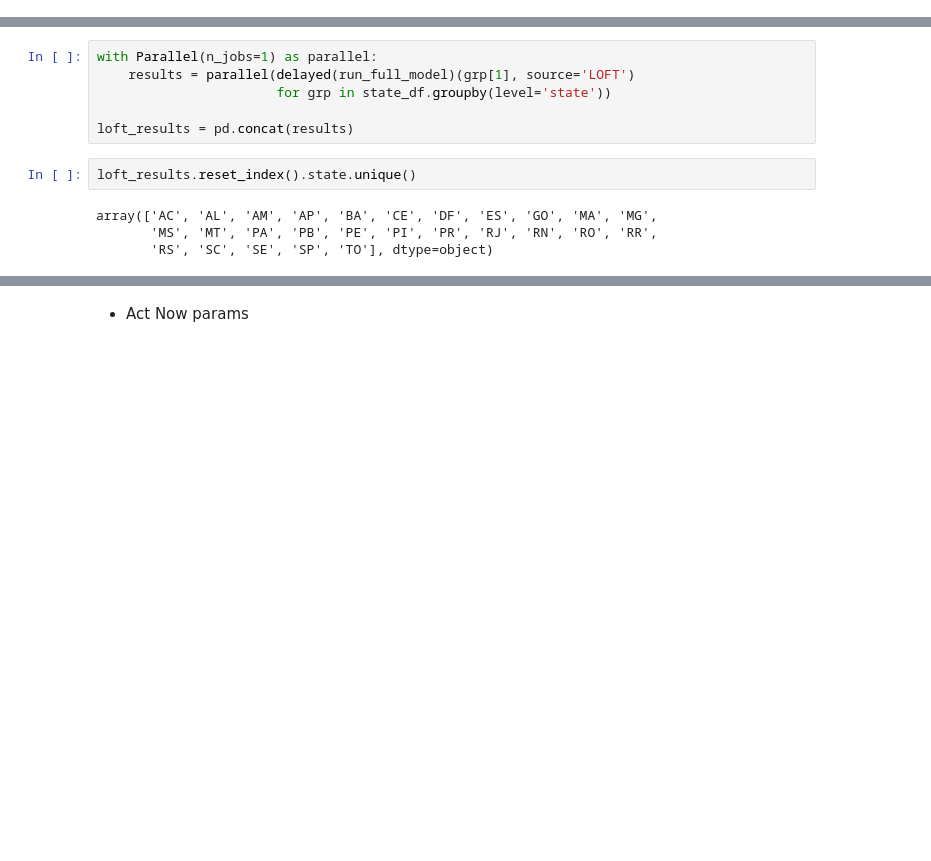
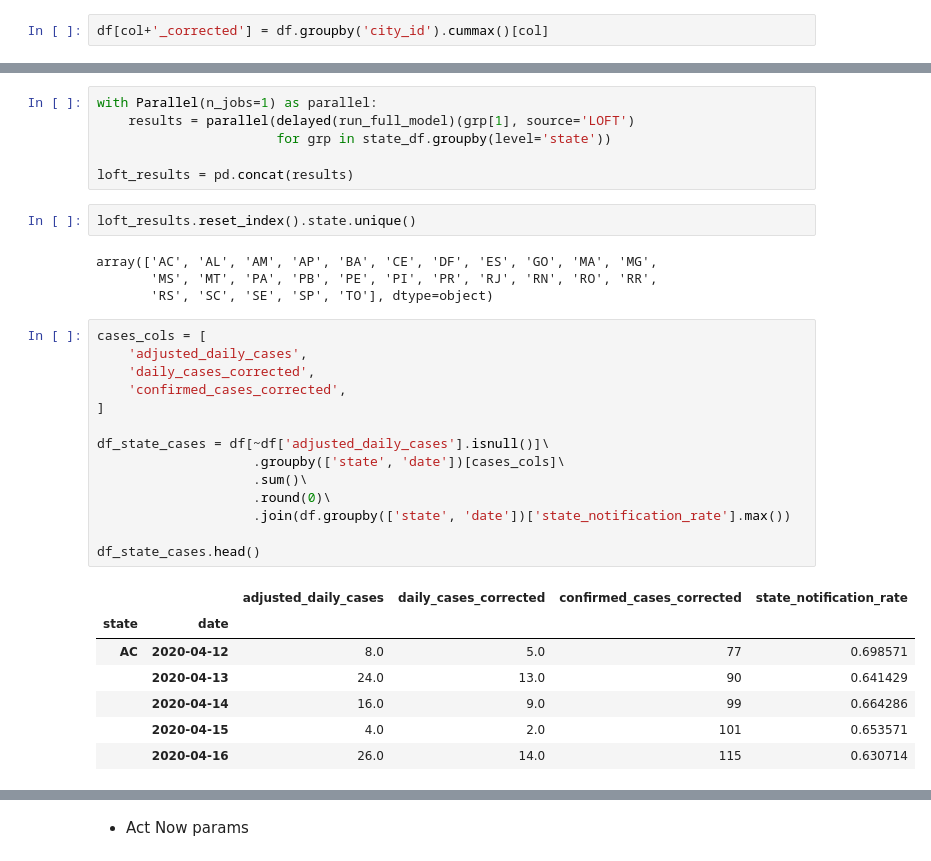
Before and after one commit to ImpulsoGov/coronacidades-datasource, a Jupyter notebook: notebooks/estimate_reproduction_number.ipynb, the cells around one changed output, grey strips where cells are left out. Cells and saved outputs as stored; diff of their text form; blank space fills up the shorter version.

```diff
--- a/notebooks/estimate_reproduction_number.ipynb
+++ b/notebooks/estimate_reproduction_number.ipynb
@@ -70,0 +129,2 @@ df = get_cases.now('br',
+# %%
+df[col+'_corrected'] = df.groupby('city_id').cummax()[col]
@@ -156,3 +234,25 @@ loft_results.reset_index().state.unique()
 array(['AC', 'AL', 'AM', 'AP', 'BA', 'CE', 'DF', 'ES', 'GO', 'MA', 'MG',
        'MS', 'MT', 'PA', 'PB', 'PE', 'PI', 'PR', 'RJ', 'RN', 'RO', 'RR',
        'RS', 'SC', 'SE', 'SP', 'TO'], dtype=object)
+# %%
+cases_cols = [
+    'adjusted_daily_cases',
+    'daily_cases_corrected',
+    'confirmed_cases_corrected',
+]
+
+df_state_cases = df[~df['adjusted_daily_cases'].isnull()]\
+                    .groupby(['state', 'date'])[cases_cols]\
+                    .sum()\
+                    .round(0)\
+                    .join(df.groupby(['state', 'date'])['state_notification_rate'].max())
+
+df_state_cases.head()
+# %% [output]
+|  |  | adjusted_daily_cases | daily_cases_corrected | confirmed_cases_corrected | state_notification_rate |
+| state | date |  |  |  |  |
+| AC | 2020-04-12 | 8.0 | 5.0 | 77 | 0.698571 |
+|  | 2020-04-13 | 24.0 | 13.0 | 90 | 0.641429 |
+|  | 2020-04-14 | 16.0 | 9.0 | 99 | 0.664286 |
+|  | 2020-04-15 | 4.0 | 2.0 | 101 | 0.653571 |
+|  | 2020-04-16 | 26.0 | 14.0 | 115 | 0.630714 |
```
Also changed, not shown: parts of 33 cells of this notebook, 1 other file.
